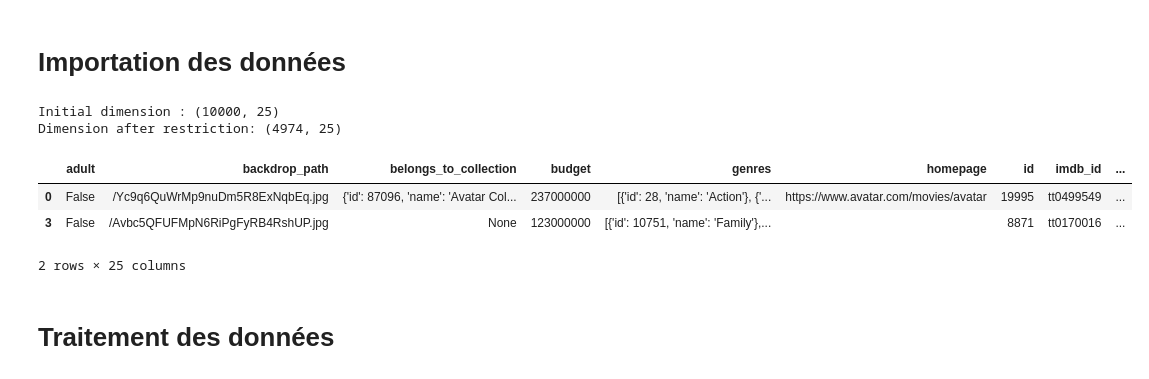
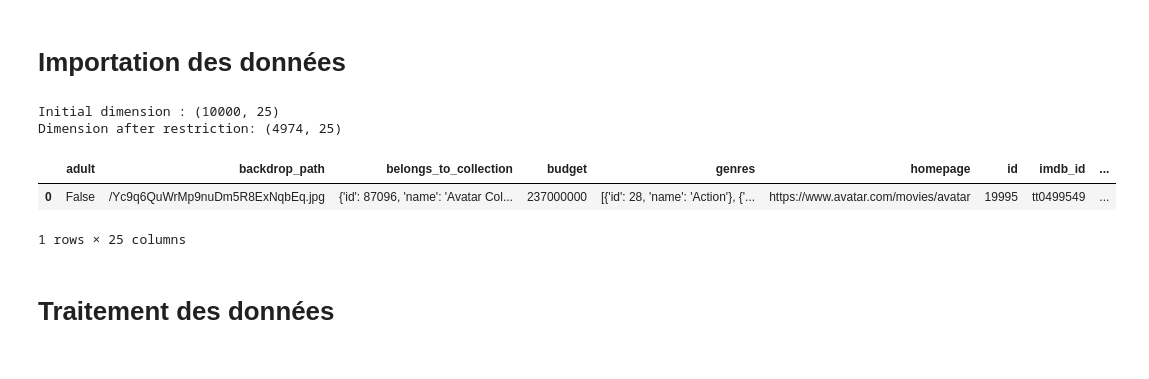
Before and after one commit to jomayans/Projet-Python, a Jupyter notebook: modelisation.ipynb, the cells around one changed output. Cells and saved outputs as stored; diff of their text form; code cells hidden in the pictures.

```diff
--- a/modelisation.ipynb
+++ b/modelisation.ipynb
@@ -11,20 +11,19 @@ import pandas as pd
 # %%
 # Load the movie data into a pandas DataFrame.
 movies_df = pd.read_pickle("./data/movies_tmdb.pkl")
 print("Initial dimension :", movies_df.shape)
 
 # Keep only non-zero budget and non-zero revenue.
 movies_df = movies_df.query('budget > 0 and revenue > 0')
 print("Dimension after restriction:", movies_df.shape)
 
-movies_df.head(2)
+movies_df.head(1)
 # %% [output]
 Initial dimension : (10000, 25)
 Dimension after restriction: (4974, 25)
 |  | adult | backdrop_path | belongs_to_collection | budget | genres | homepage | id | imdb_id | ... |
 | 0 | False | /Yc9q6QuWrMp9nuDm5R8ExNqbEq.jpg | {'id': 87096, 'name': 'Avatar Col... | 237000000 | [{'id': 28, 'name': 'Action'}, {'... | https://www.avatar.com/movies/avatar | 19995 | tt0499549 | ... |
-| 3 | False | /Avbc5QFUFMpN6RiPgFyRB4RshUP.jpg | None | 123000000 | [{'id': 10751, 'name': 'Family'},... |  | 8871 | tt0170016 | ... |
-2 rows × 25 columns
+1 rows × 25 columns
 # %% [markdown]
 # Traitement des données
 # %%
```
Also changed, not shown: parts of 1 cell of this notebook.
